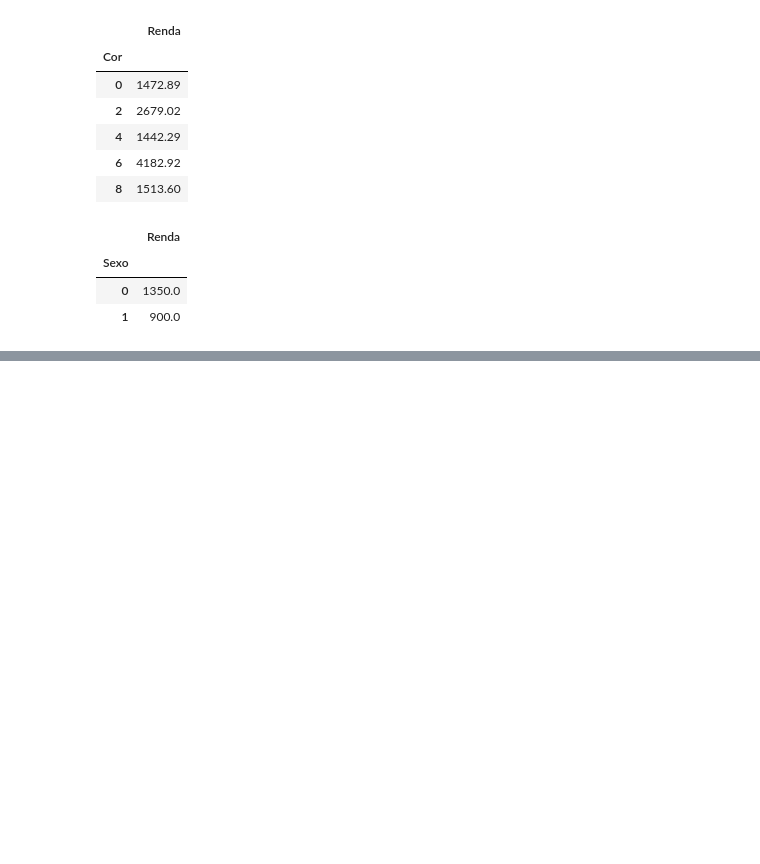
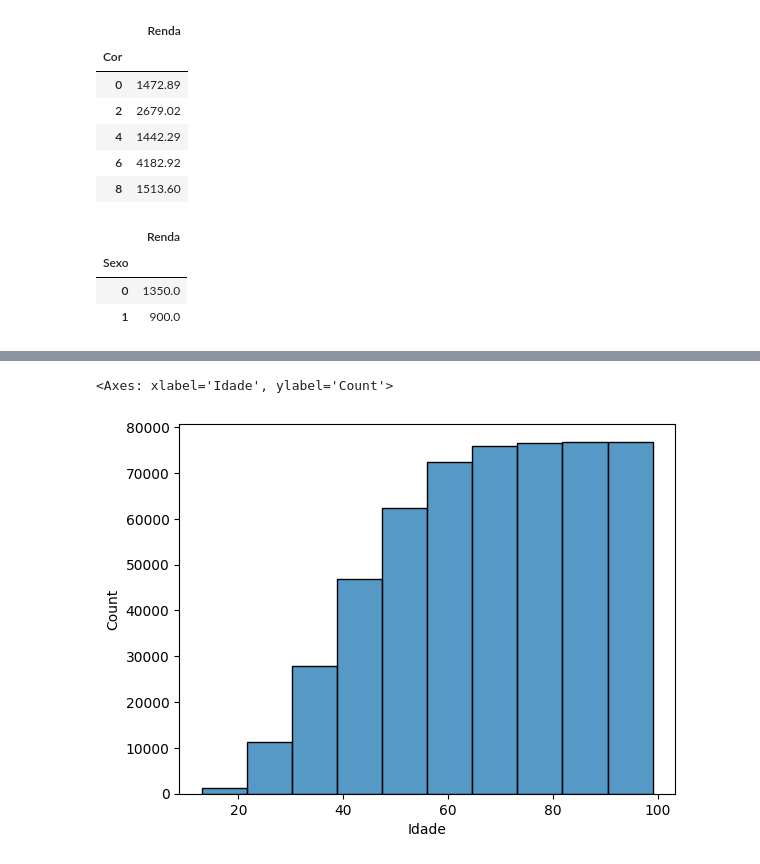
Before and after one commit to PNGFaria/Estatistica-com-Python-frequencias-e-medidas, a Jupyter notebook: renda.ipynb, the cells around one changed output, grey strips where cells are left out. Saved outputs shown, nothing was run; the diff lists cells and outputs as text; code cells hidden in the pictures; blank space fills up the shorter version.

```diff
--- a/renda.ipynb
+++ b/renda.ipynb
@@ -280,0 +336,5 @@ renda.groupby(['Sexo'])[['Renda']].median()
+# %%
+sns.histplot(renda['Idade'], cumulative= True, kde_kws = {'cumulative': True}, bins = 10)
+# %% [output]
+<Axes: xlabel='Idade', ylabel='Count'>
+[figure, added]
```
Also changed, not shown: parts of 13 cells of this notebook.
